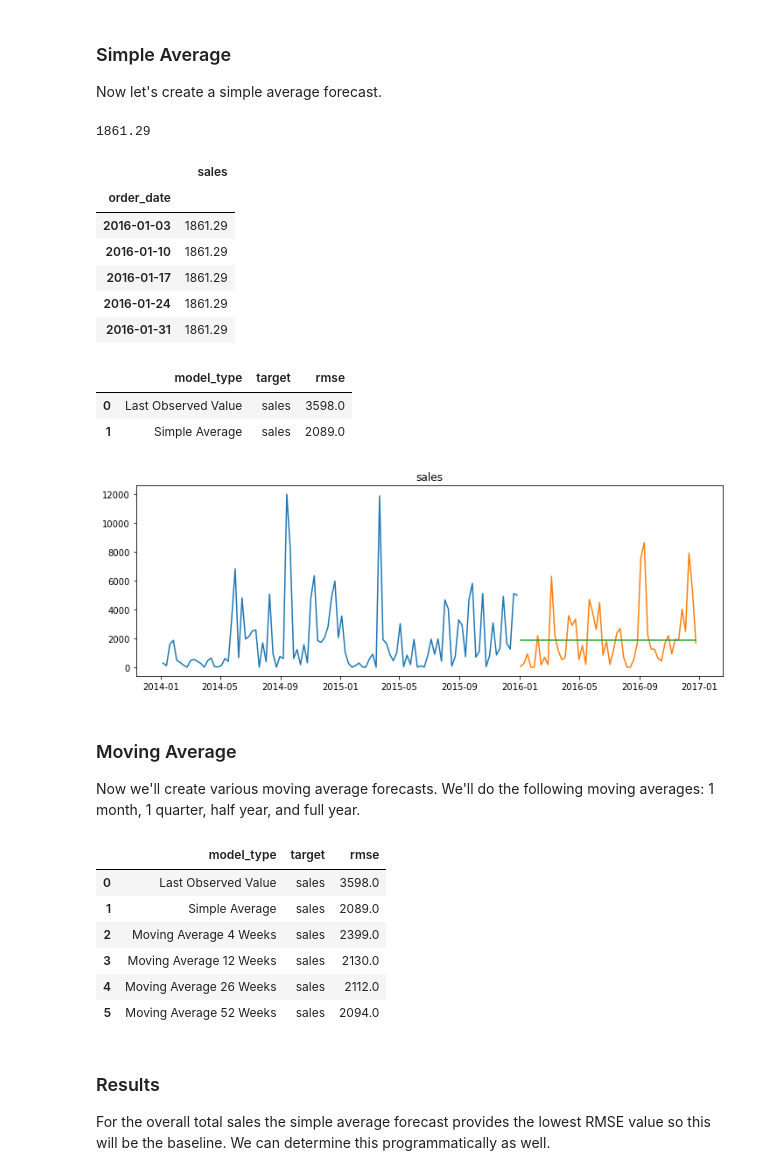
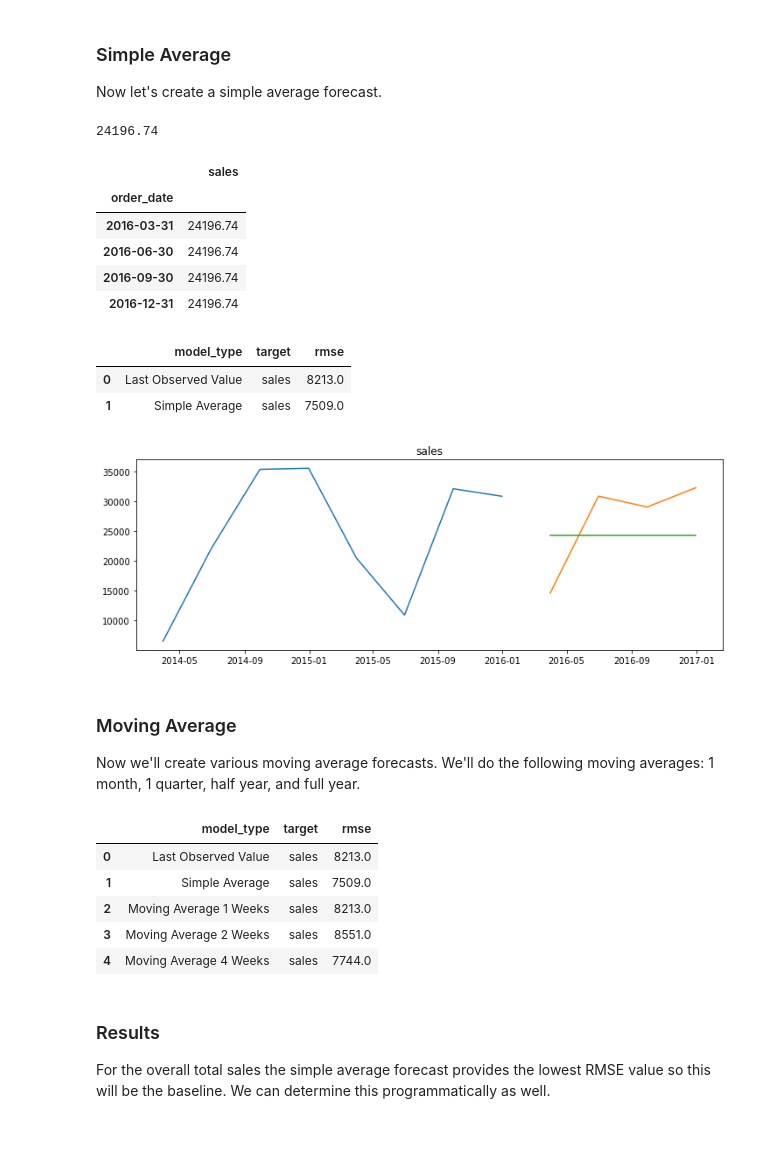
Before and after one commit to Innis-Superstore-Sales/time-series-project, a Jupyter notebook: model.ipynb, the cells around one changed output. Drawn from its saved outputs; the diff is of its cells as text; code cells hidden in the pictures; blank space fills up the shorter version.

```diff
--- a/model.ipynb
+++ b/model.ipynb
@@ -36,6 +37,27 @@ Here we will acquire and prepare the data using the wrangle module. We'll then s
 superstore, store_east, store_west, store_south, store_central, office_supplies, furniture, technology = wrangle()
 # %% [output]
 Reading from .csv file.
+# %%
+# Here we'll resample into a less finely grained period to produce a more accurate forecast.
+
+resample_period = 'Q'
+
+# This is the periods that are used for producing the moving averages
+periods = [1, 2, 4]
+
+# Year size for previous cycle
+year_size = 4
+
+superstore = superstore.resample(resample_period).sum()
+
+store_east = store_east.resample(resample_period).sum()
+store_west = store_west.resample(resample_period).sum()
+store_south = store_south.resample(resample_period).sum()
+store_central = store_central.resample(resample_period).sum()
+
+office_supplies = office_supplies.resample(resample_period).sum()
+furniture = furniture.resample(resample_period).sum()
+technology = technology.resample(resample_period).sum()
 # %%
 superstore_train, superstore_validate, superstore_test = split_data(superstore)
 
@@ -101,7 +122,7 @@ Now let's create a simple average forecast.
 simple_avg = round(superstore_train.sales.mean(), 2)
 simple_avg
 # %% [output]
-1861.29
+24196.74
 # %%
 # Create a predictions dataframe using the simple average.
 
@@ -110,11 +131,10 @@ predictions.head()
 # %% [output]
 |  | sales |
 | order_date |  |
-| 2016-01-03 | 1861.29 |
-| 2016-01-10 | 1861.29 |
-| 2016-01-17 | 1861.29 |
-| 2016-01-24 | 1861.29 |
-| 2016-01-31 | 1861.29 |
+| 2016-03-31 | 24196.74 |
+| 2016-06-30 | 24196.74 |
+| 2016-09-30 | 24196.74 |
+| 2016-12-31 | 24196.74 |
 # %%
 # Add the results to eval_df.
 
@@ -122,40 +142,36 @@ eval_df = append_eval_df('Simple Average', 'sales', superstore_validate, predict
 eval_df
 # %% [output]
 |  | model_type | target | rmse |
-| 0 | Last Observed Value | sales | 3598.0 |
-| 1 | Simple Average | sales | 2089.0 |
+| 0 | Last Observed Value | sales | 8213.0 |
+| 1 | Simple Average | sales | 7509.0 |
 # %%
 # Visualize the results.
 
 plot_forecast('sales', superstore_train, superstore_validate, predictions)
 # %% [output]
-[figure, old version]
+[figure, new version]
 # %% [markdown]
 ### Moving Average
 
 Now we'll create various moving average forecasts. We'll do the following moving averages: 1 month, 1 quarter, half year, and full year.
 # %%
-# Our data is grouped by weeks so we will use values 4, 12, 26, and 52.
-periods = [4, 12, 26, 52]
-
 # For each period:
 # - Calculate the moving average
 # - Create the predictions dataframe
 # - Add the results to eval_df
 for period in periods:
     moving_avg = round(superstore_train.sales.rolling(period).mean()[-1], 2)
     predictions = make_static_predictions('sales', moving_avg, superstore_validate.index)
     eval_df = append_eval_df(f'Moving Average {period} Weeks', 'sales', superstore_validate, predictions, eval_df)
 
 eval_df
 # %% [output]
 |  | model_type | target | rmse |
-| 0 | Last Observed Value | sales | 3598.0 |
-| 1 | Simple Average | sales | 2089.0 |
-| 2 | Moving Average 4 Weeks | sales | 2399.0 |
-| 3 | Moving Average 12 Weeks | sales | 2130.0 |
-| 4 | Moving Average 26 Weeks | sales | 2112.0 |
-| 5 | Moving Average 52 Weeks | sales | 2094.0 |
+| 0 | Last Observed Value | sales | 8213.0 |
+| 1 | Simple Average | sales | 7509.0 |
+| 2 | Moving Average 1 Weeks | sales | 8213.0 |
+| 3 | Moving Average 2 Weeks | sales | 8551.0 |
+| 4 | Moving Average 4 Weeks | sales | 7744.0 |
 # %% [markdown]
 ### Results
 
```
Also changed, not shown: parts of 45 cells of this notebook, 1 other file.
